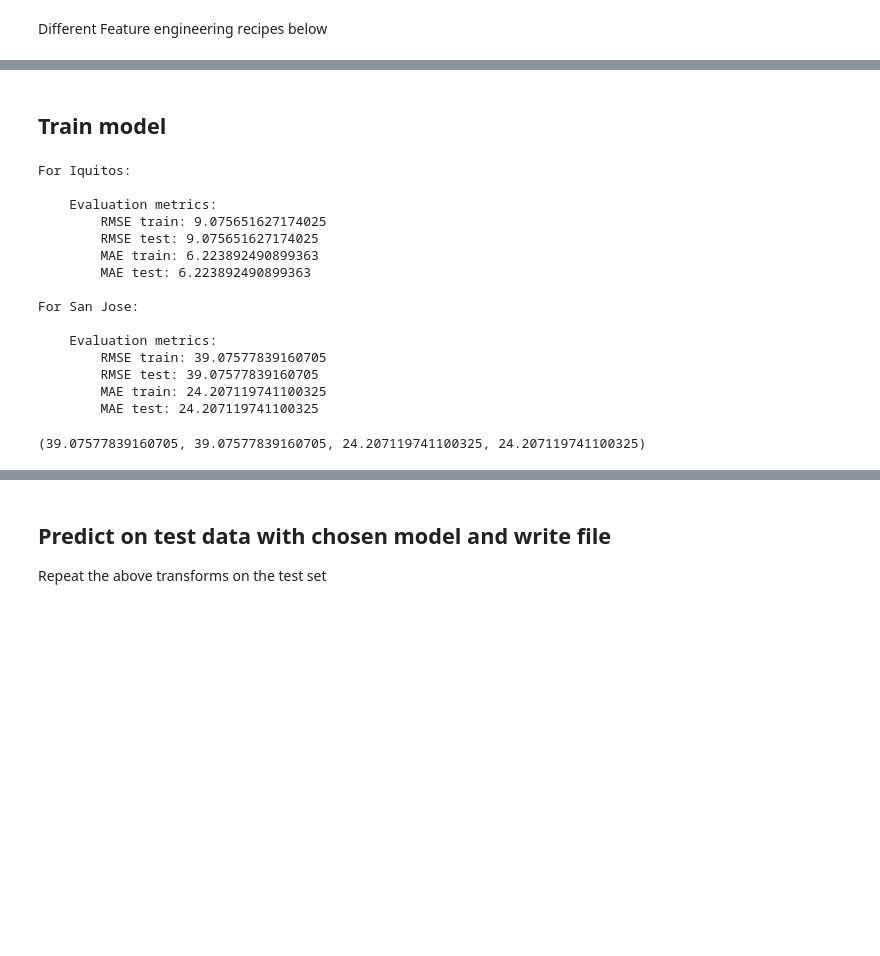
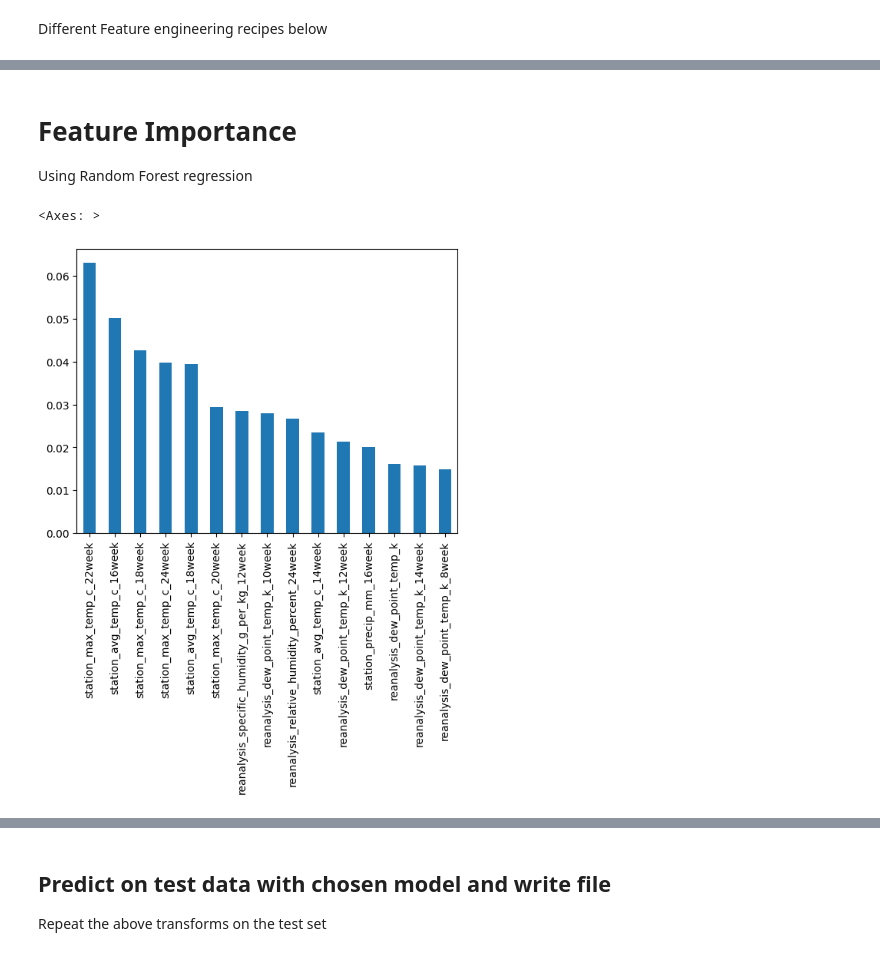
Before and after one commit to chepildev/Compet-DSR-one, a Jupyter notebook: notebooks/MAIN_jz.ipynb, the cells around one changed output, grey strips where cells are left out. Cells and saved outputs as stored; diff of their text form; code cells hidden in the pictures; blank space fills up the shorter version.

Commit message:
15 parameter model`

```diff
--- a/notebooks/MAIN_jz.ipynb
+++ b/notebooks/MAIN_jz.ipynb
@@ -25,9 +36,9 @@ from sklearn.model_selection import TimeSeriesSplit
 ## Pre-process data
 # %%
 # Read in data files
-train_features = pd.read_csv('./data/dengue_features_train.csv')
-train_target = pd.read_csv('./data/dengue_labels_train.csv')
-test_features = pd.read_csv('./data/dengue_features_test.csv')
+train_features = pd.read_csv('../data/dengue_features_train.csv')
+train_target = pd.read_csv('../data/dengue_labels_train.csv')
+test_features = pd.read_csv('../data/dengue_features_test.csv')
 # %%
 # Merge features and target data
 data = pp.merge_data(train_features, train_target, test_features, inc_test=False)
@@ -50,23 +61,3 @@ train_sj shape: (928, 24)
 ## 2) Feature Engineering
 # %% [markdown]
 Different Feature engineering recipes below
-# %%
-# Run feature engineering
-def fe_cyclic_shift(f:pd.DataFrame) -> pd.DataFrame:
-    """Generate Features
-    Run this on the train (and later the test) data for each city
-    the variable is called xy beause the target is assumed included.
-    Args:
-        f (pd.DataFrame): Features
-
-    Returns:
-        pd.DataFrame: New Features
-    """
-    xy = fe.cyclical_encode_date(f)
-    xy = fe.shift_features(xy, periods=1)
-    xy = fe.drop_date(xy)
-    return xy
-
-
-Xy_iq = fe_cyclic_shift(Xy_iq)
-Xy_sj = fe_cyclic_shift(Xy_sj)
@@ -91,32 +199,24 @@ y_sj = Xy_sj['total_cases']
 assert len(X_iq) == len(y_iq)
-# %% [markdown]
-## Train model
-# %%
-# Baseline model predictions for Iquitos (Iq)
-bl_pred_train = np.tile(np.mean(y_iq), len(y_iq))
-bl_pred_test = np.tile(np.mean(y_iq), len(y_iq))
-print('For Iquitos: ')
-regression_evaluation(y_iq, y_iq, bl_pred_train, bl_pred_test)
-
-# Baseline model predictions for San Jose (sj)
-bl_pred_train = np.tile(np.mean(y_sj), len(y_sj))
-bl_pred_test = np.tile(np.mean(y_sj), len(y_sj))
-print('For San Jose: ')
-regression_evaluation(y_sj, y_sj, bl_pred_train, bl_pred_test)
-# %% [output]
-For Iquitos:
-
-    Evaluation metrics:
-        RMSE train: 9.075651627174025
-        RMSE test: 9.075651627174025
-        MAE train: 6.223892490899363
-        MAE test: 6.223892490899363
-
-For San Jose:
-
-    Evaluation metrics:
-        RMSE train: 39.07577839160705
-        RMSE test: 39.07577839160705
-        MAE train: 24.207119741100325
-        MAE test: 24.207119741100325
-(39.07577839160705, 39.07577839160705, 24.207119741100325, 24.207119741100325)
+# %% [markdown]
+# Feature Importance
+Using Random Forest regression
+# %%
+from  sklearn.feature_selection import GenericUnivariateSelect
+X, y = X_sj, y_sj
+transformer = GenericUnivariateSelect()
+# %%
+X_sj, y = X_sj, y_sj
+
+scaler = MinMaxScaler()
+X_sj_scaled = scaler.fit_transform(X)
+X_sj_scaled = pd.DataFrame(columns=X_sj.columns, data= X_sj_scaled, index=X_sj.index)
+
+#iq_scaled = scaler.fit_transform(y)
+#iq_scaled = pd.DataFrame(columns=Xy_iq.columns, data= iq_scaled, index=Xy_iq.index)
+
+feature_importances = tm.rf_feature_importance(X_sj_scaled, y)
+top_15 = feature_importances.sort_values(ascending=False)[:15]
+top_15.plot.bar()
+# %% [output]
+<Axes: >
+[figure, added]
```
Also changed, not shown: parts of 15 cells of this notebook, 4 other files.
